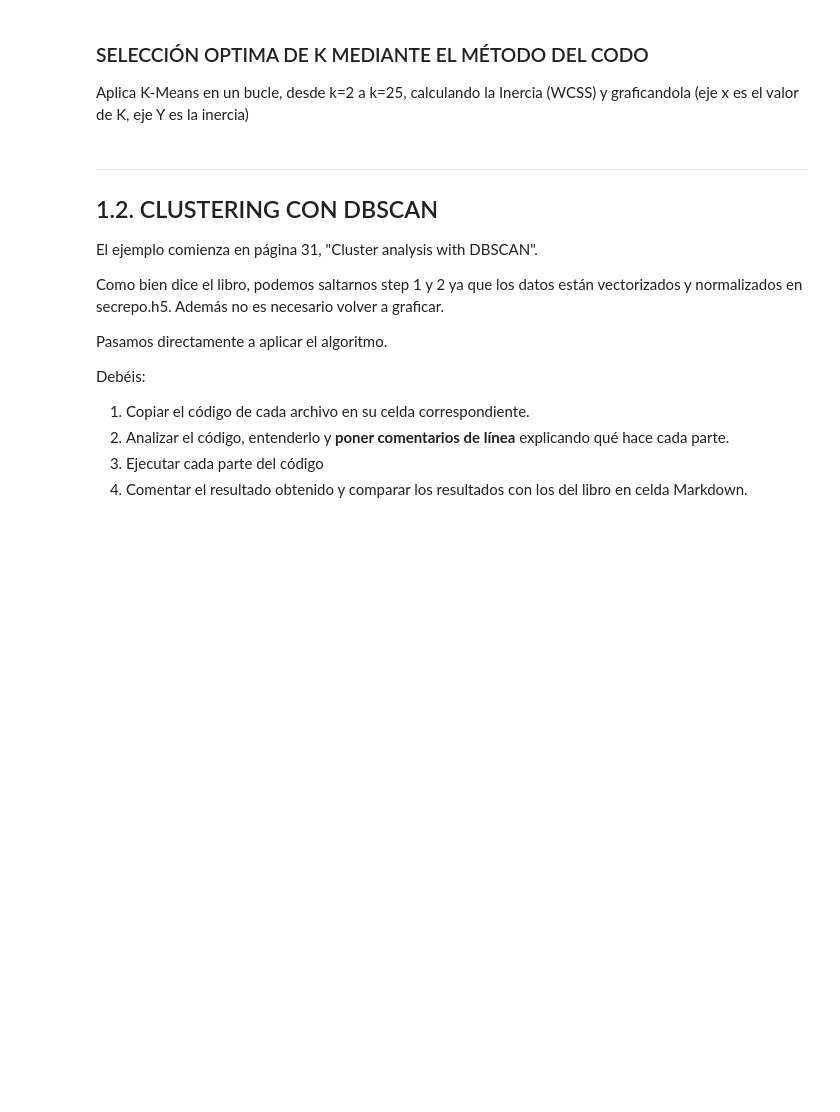
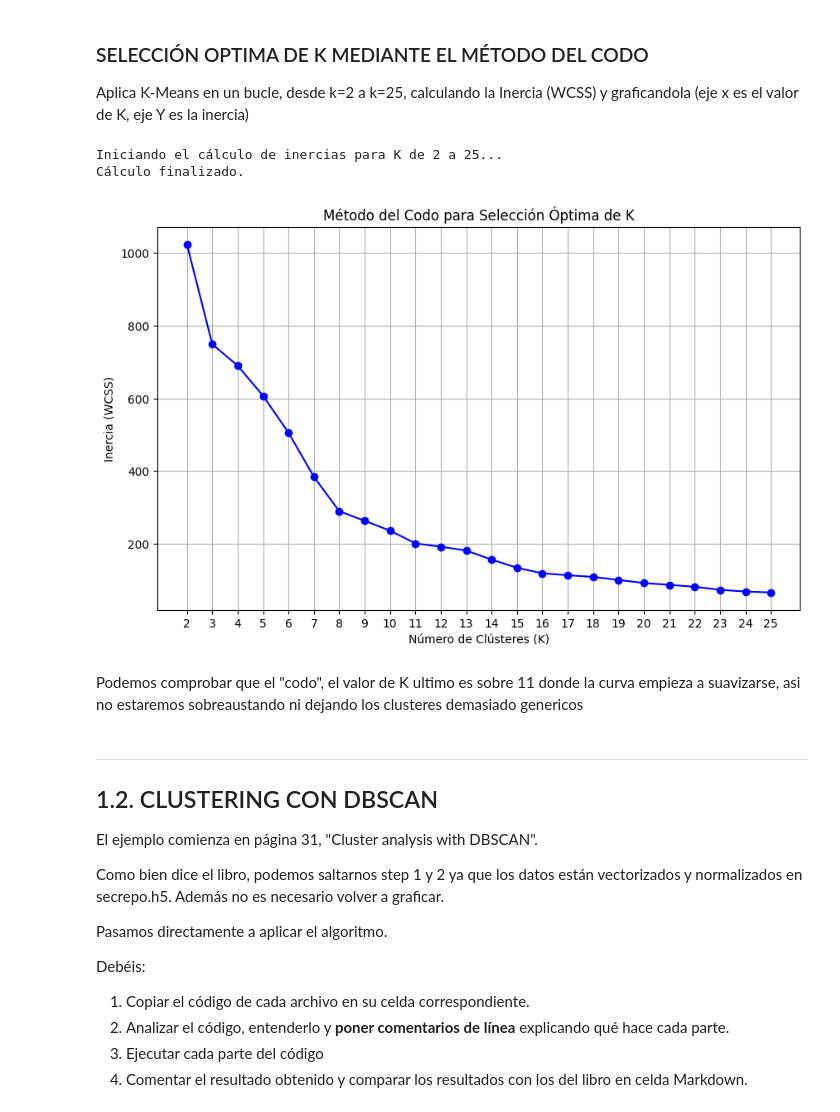
Before and after one commit to Animska/PYthon, a Jupyter notebook: Pedro/entorno python/ejercicios/AD_TEMA4/TRABAJO FINAL/Trabajo Tema 4.ipynb, the cells around one changed output. Cells and saved outputs as stored; diff of their text form; code cells hidden in the pictures; blank space fills up the shorter version.

```diff
--- a/Pedro/entorno python/ejercicios/AD_TEMA4/TRABAJO FINAL/Trabajo Tema 4.ipynb
+++ b/Pedro/entorno python/ejercicios/AD_TEMA4/TRABAJO FINAL/Trabajo Tema 4.ipynb
@@ -85,6 +531,53 @@ Volver a aplicar el algoritmo cambiando el valor de k. Copia de nuevo el código
 Aplica K-Means en un bucle, desde k=2 a k=25, calculando la Inercia (WCSS) y graficandola (eje x es el valor de K, eje Y es la inercia)
 # %%
 # código
+import h5py
+import matplotlib.pyplot as plt
+from sklearn.cluster import KMeans
+
+# 1. Cargar los vectores desde el archivo generado en la vectorización
+input_path = "secrepo.h5"
+
+try:
+    with h5py.File(input_path, "r") as f:
+        vectors = f["vectors"][:] # Cargamos la matriz de características [3]
+
+    # 2. Aplicar K-Means en un bucle desde k=2 hasta k=25
+    inercias = [] # Lista para almacenar la Inercia (WCSS) de cada modelo
+    rango_k = range(2, 26)
+
+    print("Iniciando el cálculo de inercias para K de 2 a 25...")
+    for k in rango_k:
+        # Inicializamos el modelo con el valor de k actual
+        kmeans = KMeans(n_clusters=k, random_state=42)
+        # Ajustamos el modelo a los datos
+        kmeans.fit(vectors)
+        # Extraemos la 'inercia_', que es el WCSS (Within-Cluster Sum of Squares)
+        inercias.append(kmeans.inertia_)
+
+    print("Cálculo finalizado.")
+
+    # 3. Graficar los resultados
+    plt.figure(figsize=(10, 6))
+    plt.plot(rango_k, inercias, marker='o', linestyle='-', color='b')
+
+    # Configuración de los ejes
+    plt.title('Método del Codo para Selección Óptima de K')
+    plt.xlabel('Número de Clústeres (K)')
+    plt.ylabel('Inercia (WCSS)')
+    plt.xticks(rango_k) # Asegura que todos los valores de K se muestren en el eje X
+    plt.grid(True)
+
+    plt.show()
+
+except FileNotFoundError:
+    print(f"Error: No se encontró el archivo '{input_path}'. Asegúrate de haber completado la vectorización.")
+# %% [output]
+Iniciando el cálculo de inercias para K de 2 a 25...
+Cálculo finalizado.
+[figure, added]
+# %% [markdown]
+Podemos comprobar que el "codo", el valor de K ultimo es sobre 11 donde la curva empieza a suavizarse, asi no estaremos sobreaustando ni dejando los clusteres demasiado genericos
 # %% [markdown]
 ---
 ## 1.2. CLUSTERING CON DBSCAN
```
Also changed, not shown: parts of 18 cells of this notebook, 37 other files.
